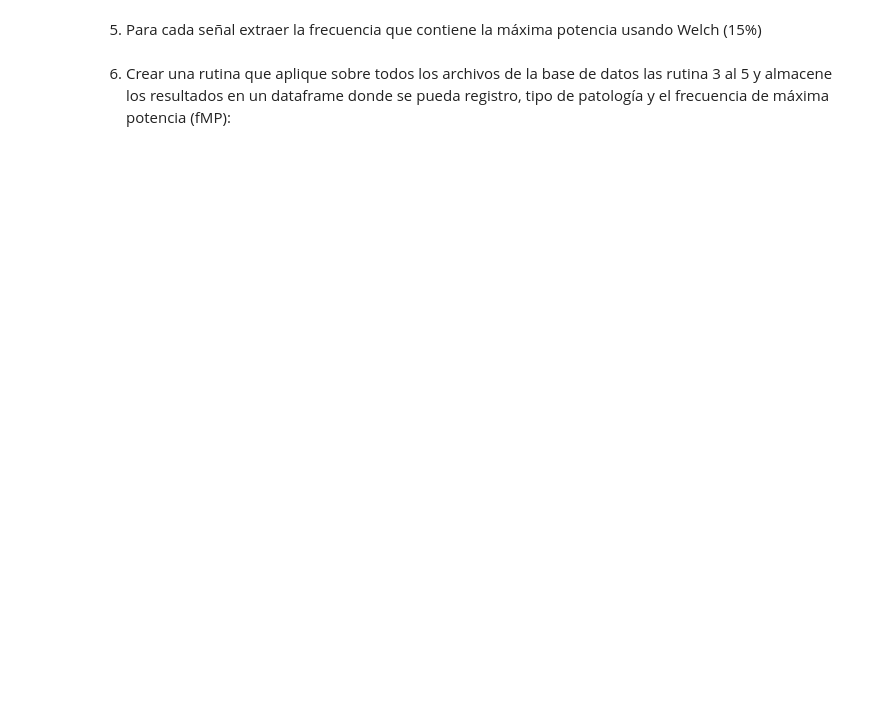
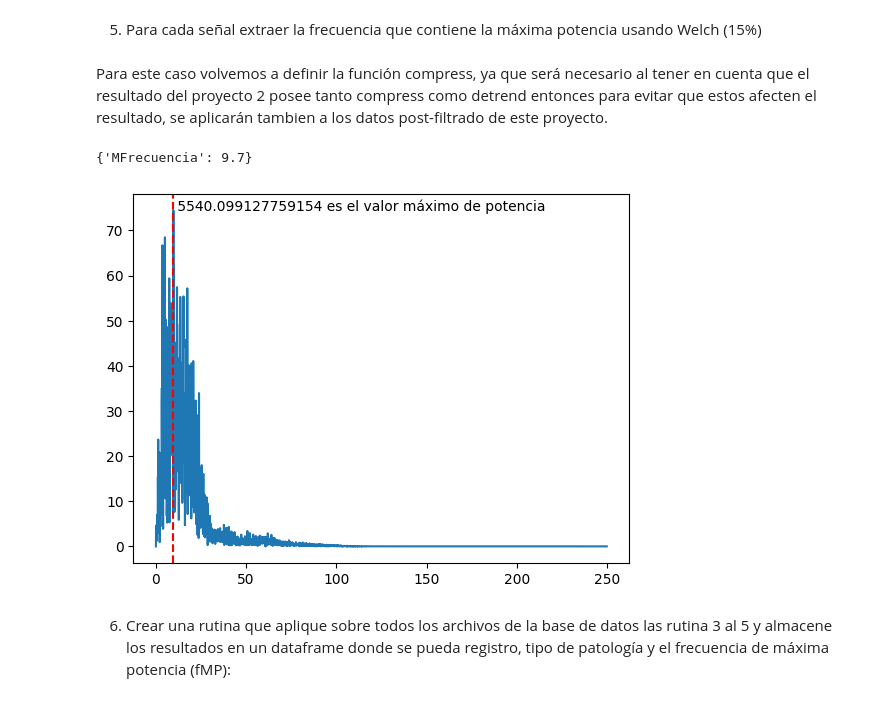
Before and after one commit to AndresBanquezBio/Biosenales, a Jupyter notebook: Proyectos/Proyecto_3/Proyecto3_AndresBanquez_MelinaVillada.ipynb, the cells around one changed output. Drawn from its saved outputs; the diff is of its cells as text; code cells hidden in the pictures; blank space fills up the shorter version.

```diff
--- a/Proyectos/Proyecto_3/Proyecto3_AndresBanquez_MelinaVillada.ipynb
+++ b/Proyectos/Proyecto_3/Proyecto3_AndresBanquez_MelinaVillada.ipynb
@@ -302,4 +346,43 @@ IndexError: tuple index out of range
+# %%
+fs = 250
+
+archivos = [[file, pd.read_csv(os.path.join(directory,file))] for file in os.listdir(directory)]
+resultados_filtrados = [[senal[0], flujo_1(senal[1].II, fs)] for senal in archivos]
 # %% [markdown]
 5. Para cada señal extraer la frecuencia que contiene la máxima potencia usando Welch (15%)
+# %% [markdown]
+Para este caso volvemos a definir la función compress, ya que será necesario al tener en cuenta que el resultado del proyecto 2 posee tanto compress como detrend entonces para evitar que estos afecten el resultado, se aplicarán tambien a los datos post-filtrado de este proyecto.
+# %%
+def compress(timeseries: np.ndarray) -> np.ndarray:
+  """
+    Normaliza la señal recibida, poniendola entre 0 y 1.
+  """
+  max = timeseries.max()
+  min = timeseries.min()
+  return (timeseries - min) / (max - min)
+# %%
+def extractNGraph(signal: np.ndarray, graph: bool = True) -> dict:
+    signal = sis.detrend(compress(sis.detrend(signal)))
+    FT = np.fft.fft(signal)
+    FT = np.abs(FT[:len(FT)//2])
+    freqs = np.fft.fftfreq(len(signal), 1/500)
+    freqs = freqs[:len(freqs)//2]
+    power = np.abs(FT)**2
+    maxV = np.argmax(power)
+    maxFf = round(freqs[maxV], 5)
+    max = power[maxV]
+    maxF = FT[maxV]
+    if graph:
+        plt.figure()
+        plt.plot(freqs, FT)
+        plt.axvline(maxFf, color = 'r', linestyle = '--', label = 'Maxima Freq')
+        plt.text(maxFf, maxF, f' {power[maxV]} es el valor máximo de potencia')
+    return {'MFrecuencia' : maxFf}
+
+s = resultados_filtrados[0][1]
+extractNGraph(s)
+# %% [output]
+{'MFrecuencia': 9.7}
+[figure, added]
 # %% [markdown]
 6. Crear una rutina que aplique sobre todos los archivos de la base de datos las rutina 3 al 5 y almacene los resultados en un dataframe donde se pueda registro, tipo de patología y el frecuencia de máxima potencia (fMP):
```
Also changed, not shown: parts of 21 cells of this notebook, 1 other file.
